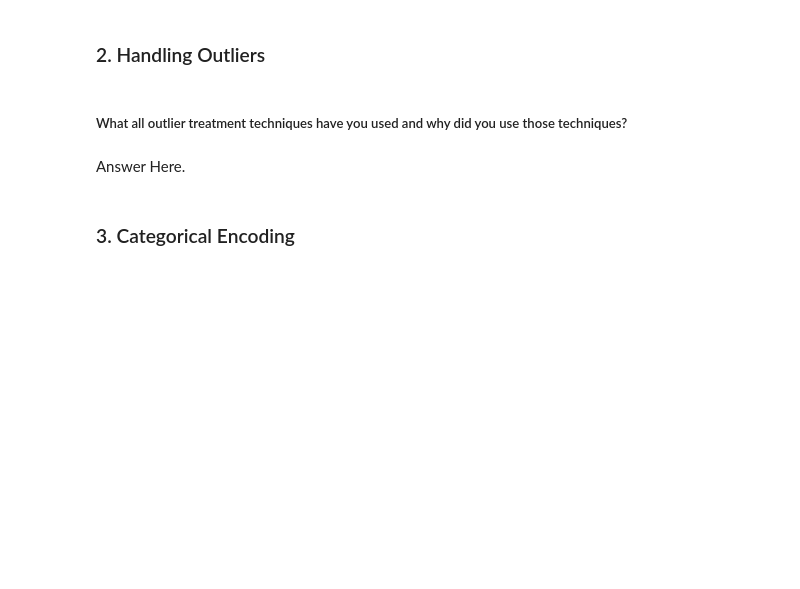
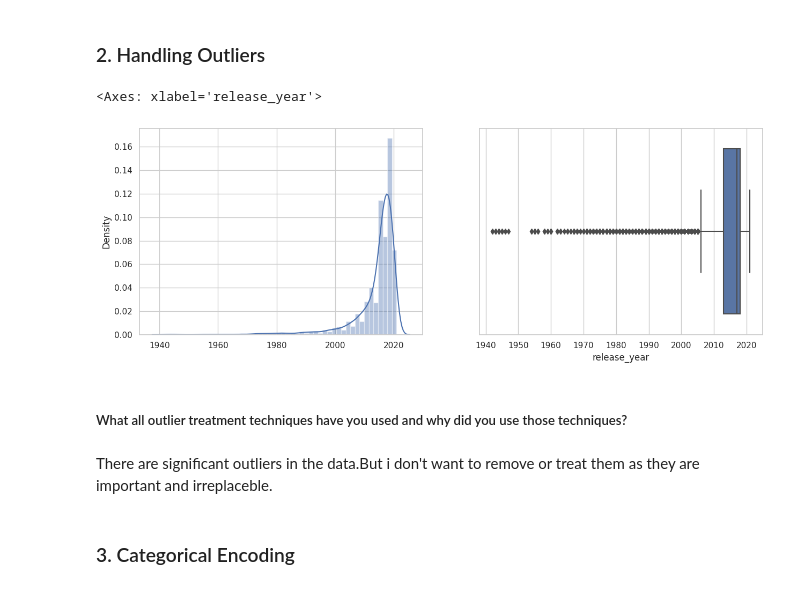
Before and after one commit to Mr-Himanshu123/Netflix-Movies-and-TV-Shows-Clustering, a Jupyter notebook: Netflix_Movies_and_TV_Shows_Clustering.ipynb, the cells around one changed output. Saved outputs shown, nothing was run; the diff lists cells and outputs as text; code cells hidden in the pictures; blank space fills up the shorter version.

```diff
--- a/Netflix_Movies_and_TV_Shows_Clustering.ipynb
+++ b/Netflix_Movies_and_TV_Shows_Clustering.ipynb
@@ -1534,0 +1620,7 @@ Answer Here.
+# %%
+# Handling Missing Values & Missing Value Imputation
+df[['director','cast']] = df[['director','cast']].fillna('Unknown')
+
+
+#now drop the all the remain null value
+df.dropna(axis=0, inplace=True)
@@ -1543,7 +1655,18 @@ Answer Here.
+# %%
+# Handling Outliers & Outlier treatments
+# plotting graph
+fig,ax = plt.subplots(1,2, figsize=(15,5))
+
+# Display boxplot and dist plot.
+sns.distplot(x=df['release_year'], ax=ax[0])
+sns.boxplot(data=df, x='release_year', ax=ax[1])
+# %% [output]
+<Axes: xlabel='release_year'>
+[figure, added]
 # %% [markdown]
 ##### What all outlier treatment techniques have you used and why did you use those techniques?
-# %% [markdown]
-Answer Here.
+# %% [markdown]
+There are significant outliers in the data.But i don't want to remove or treat them as they are important and irreplaceble.
 # %% [markdown]
 ### 3. Categorical Encoding
 # %%
```
Also changed, not shown: parts of 131 cells of this notebook.
